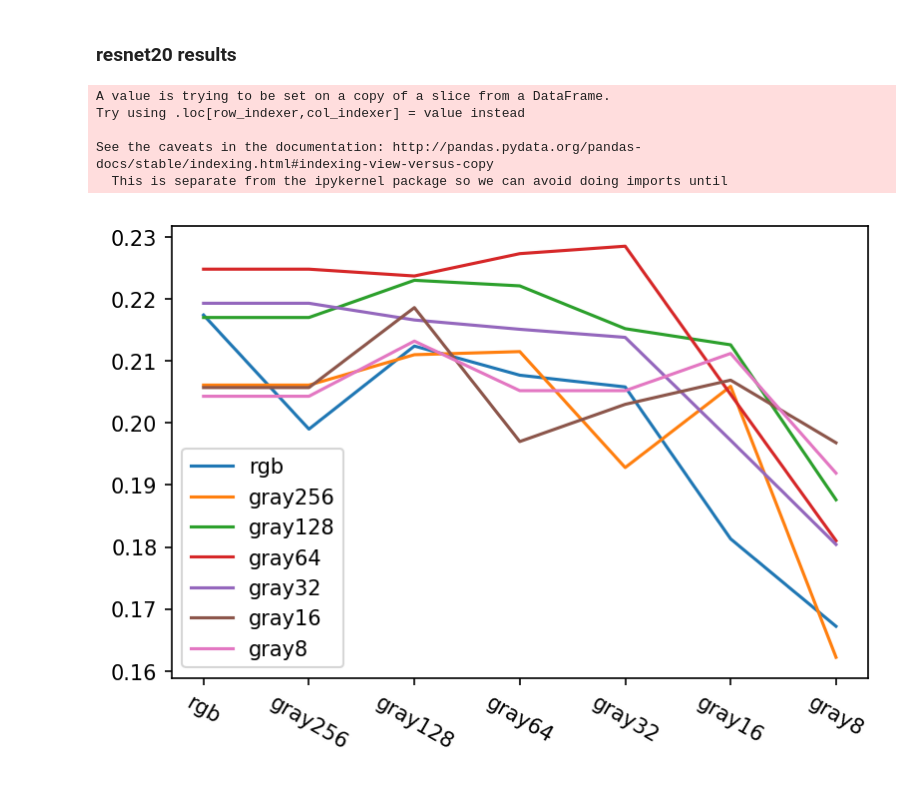
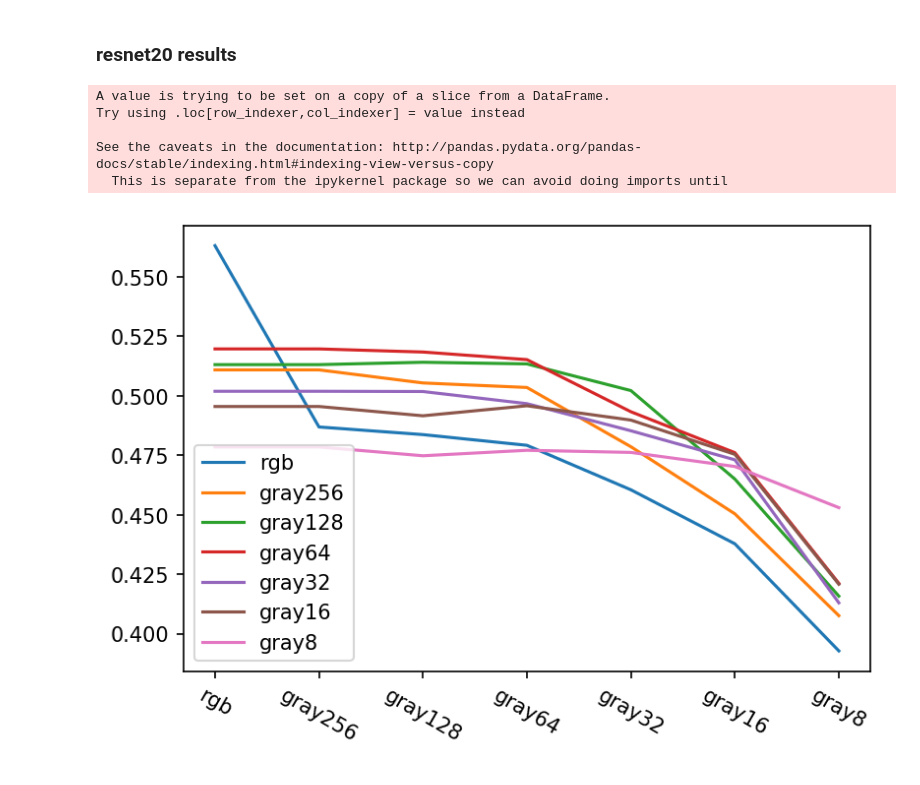
Before and after one commit to tiagosn/cnn_rgb_grayscale, a Jupyter notebook: plots.ipynb, the cells around one changed output. Cells and saved outputs as stored; diff of their text form; code cells hidden in the pictures.

Commit message:
add all results

```diff
--- a/plots.ipynb
+++ b/plots.ipynb
@@ -253,15 +253,15 @@ sb.boxplot(x='model', y='test_acc', data=all_conv_cc_features[['model', 'test_ac
 # %% [markdown]
 ### resnet20 results
 # %%
-resnet20_cc_features = cifar100_coarse_results[cifar100_coarse_results['model'].str.contains('all_conv')]
+resnet20_cc_features = cifar100_coarse_results[cifar100_coarse_results['model'].str.contains('resnet20')]
 plot_acc_line(resnet20_cc_features)
 # %% [output]
 A value is trying to be set on a copy of a slice from a DataFrame.
 Try using .loc[row_indexer,col_indexer] = value instead
 
 See the caveats in the documentation: http://pandas.pydata.org/pandas-docs/stable/indexing.html#indexing-view-versus-copy
   This is separate from the ipykernel package so we can avoid doing imports until
-[figure, old version]
+[figure, new version]
 # %%
 sb.boxplot(x='model', y='test_acc', data=resnet20_cc_features[['model', 'test_acc']], order=CS_ORDER)
 # %% [output]
```
Also changed, not shown: parts of 14 cells of this notebook.
